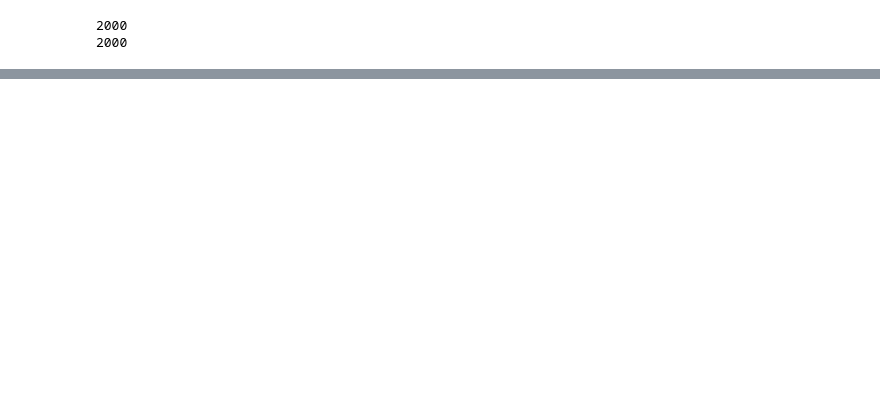
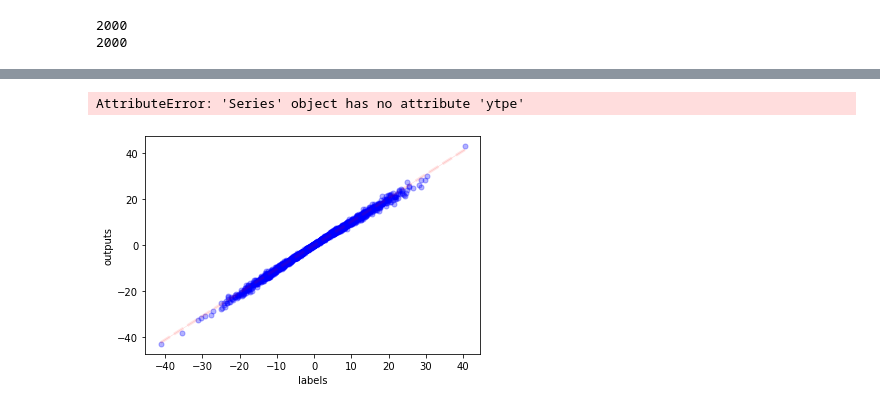
Before and after one commit to Seungjun1588/SP_NeuBoots, a Jupyter notebook: visualize.ipynb, the cells around one changed output, grey strips where cells are left out. Cells and saved outputs as stored; diff of their text form; code cells hidden in the pictures; blank space fills up the shorter version.

```diff
--- a/visualize.ipynb
+++ b/visualize.ipynb
@@ -132,0 +154,14 @@ model_info["score"]
+# %%
+df.outputs.ytpe
+# %% [output]
+AttributeError: 'Series' object has no attribute 'ytpe'
+# %%
+import pandas as pd
+import seaborn as sns
+df = pd.DataFrame({"labels":labels,"outputs":outputs})
+sns.regplot(x="labels",y="outputs",data=df,color="r",x_ci="ci",
+            scatter_kws={"fc":"b", "ec":"b", "s":25, "alpha":0.3},
+              line_kws={"lw":3, "ls":"--","alpha":0.1})
+plt.show()
+# %% [output]
+[figure, added]
```
Also changed, not shown: parts of 19 cells of this notebook, 5 other files.
